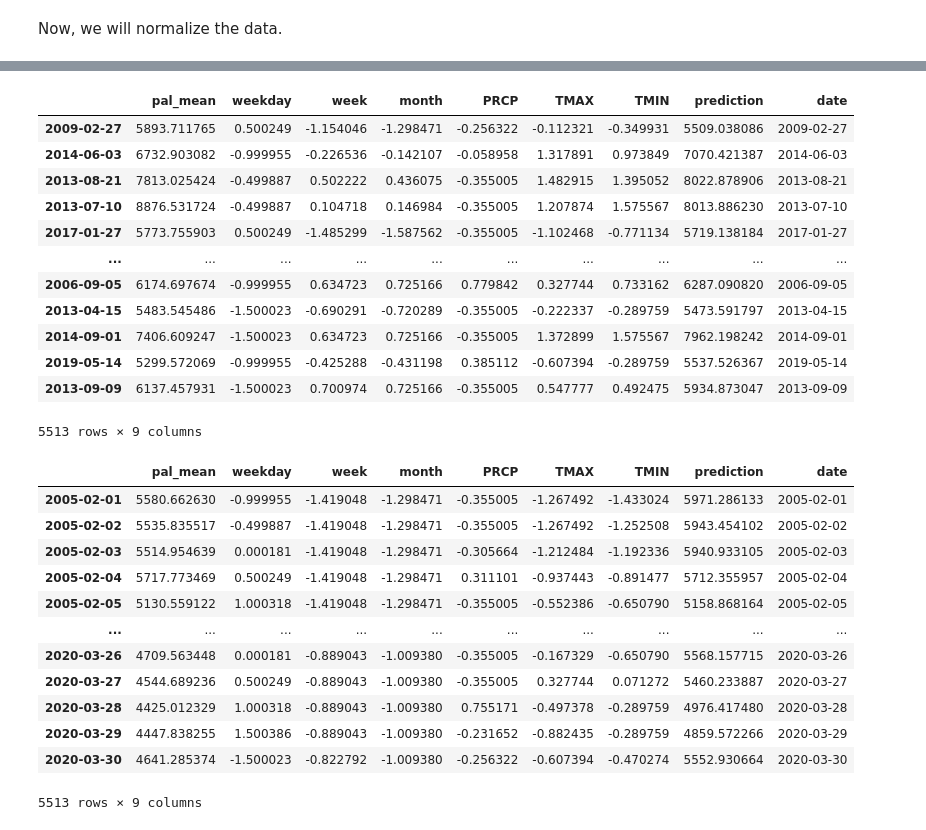
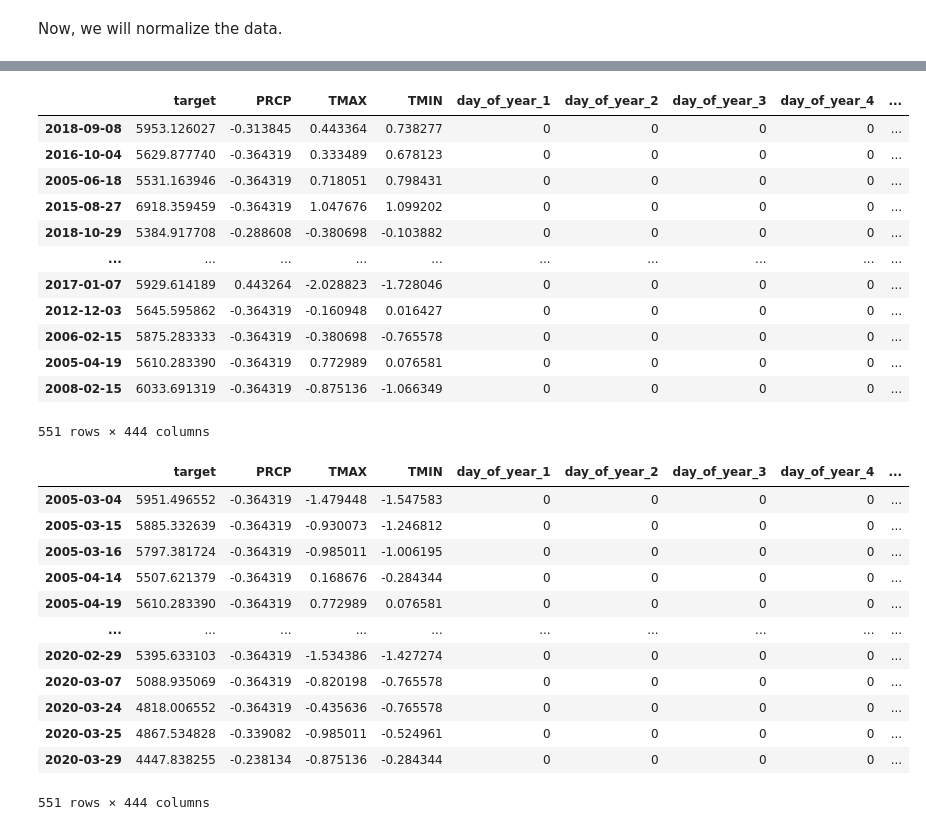
Before and after one commit to andrew-harding-gh/nexml-nyiso, a Jupyter notebook: notebooks/model.ipynb, the cells around one changed output, grey strips where cells are left out. Drawn from its saved outputs; the diff is of its cells as text; code cells hidden in the pictures.

Commit message:
Additional functionality for pre-processing function. Updated model notebook.

```diff
--- a/notebooks/model.ipynb
+++ b/notebooks/model.ipynb
@@ -62,0 +41,4 @@ train_df.head()
+# %%
+labels = train['target'].tolist()
+train.drop(columns=['target'], inplace=True)
+train.head()
@@ -63,7 +53,7 @@ train_df.head()
 # %%
-main_input = Input(shape=(train_df.shape[1],), name='main_input')
+main_input = Input(shape=(train.shape[1],), name='main_input')
 
-x = Dense(64, activation='relu')(main_input)
+x = Dense(128, activation='relu')(main_input)
 x = Dropout(.25)(x)
 x = Dense(64, activation='relu')(x)
 
@@ -94,7 +84,7 @@ _________________________________________________________________
 model.compile(optimizer='rmsprop',
               loss='mse',
               metrics=['mae'])
-history = model.fit([train_df], labels,
+history = model.fit([train], labels,
                     epochs=50,
                     batch_size=32,
                     validation_split=0.2,
@@ -139,45 +128,44 @@ show(loss_plot)
 # %%
-predictions = model.predict(merged.copy().drop(columns=['pal_mean']))
-results = merged.copy()
+predictions = model.predict(test.copy().drop(columns=['target']))
+results = test.copy()
 results['prediction'] = predictions
-results['pal_mean'] *= std.pal_mean
-results['pal_mean'] += mean.pal_mean
-results['prediction'] *= std.pal_mean
-results['prediction'] += mean.pal_mean
+results['target'] *= std.target
+results['target'] += mean.target
+results['prediction'] *= std.target
+results['prediction'] += mean.target
 results['date'] = results.index
 results
 # %% [output]
-|  | pal_mean | weekday | week | month | PRCP | TMAX | TMIN | prediction | date |
-| 2009-02-27 | 5893.711765 | 0.500249 | -1.154046 | -1.298471 | -0.256322 | -0.112321 | -0.349931 | 5509.038086 | 2009-02-27 |
-| 2014-06-03 | 6732.903082 | -0.999955 | -0.226536 | -0.142107 | -0.058958 | 1.317891 | 0.973849 | 7070.421387 | 2014-06-03 |
-| 2013-08-21 | 7813.025424 | -0.499887 | 0.502222 | 0.436075 | -0.355005 | 1.482915 | 1.395052 | 8022.878906 | 2013-08-21 |
-| 2013-07-10 | 8876.531724 | -0.499887 | 0.104718 | 0.146984 | -0.355005 | 1.207874 | 1.575567 | 8013.886230 | 2013-07-10 |
-| 2017-01-27 | 5773.755903 | 0.500249 | -1.485299 | -1.587562 | -0.355005 | -1.102468 | -0.771134 | 5719.138184 | 2017-01-27 |
+|  | target | PRCP | TMAX | TMIN | day_of_year_1 | day_of_year_2 | day_of_year_3 | day_of_year_4 | ... |
+| 2018-09-08 | 5953.126027 | -0.313845 | 0.443364 | 0.738277 | 0 | 0 | 0 | 0 | ... |
+| 2016-10-04 | 5629.877740 | -0.364319 | 0.333489 | 0.678123 | 0 | 0 | 0 | 0 | ... |
+| 2005-06-18 | 5531.163946 | -0.364319 | 0.718051 | 0.798431 | 0 | 0 | 0 | 0 | ... |
+| 2015-08-27 | 6918.359459 | -0.364319 | 1.047676 | 1.099202 | 0 | 0 | 0 | 0 | ... |
+| 2018-10-29 | 5384.917708 | -0.288608 | -0.380698 | -0.103882 | 0 | 0 | 0 | 0 | ... |
 | ... | ... | ... | ... | ... | ... | ... | ... | ... | ... |
-| 2006-09-05 | 6174.697674 | -0.999955 | 0.634723 | 0.725166 | 0.779842 | 0.327744 | 0.733162 | 6287.090820 | 2006-09-05 |
-| 2013-04-15 | 5483.545486 | -1.500023 | -0.690291 | -0.720289 | -0.355005 | -0.222337 | -0.289759 | 5473.591797 | 2013-04-15 |
-| 2014-09-01 | 7406.609247 | -1.500023 | 0.634723 | 0.725166 | -0.355005 | 1.372899 | 1.575567 | 7962.198242 | 2014-09-01 |
-| 2019-05-14 | 5299.572069 | -0.999955 | -0.425288 | -0.431198 | 0.385112 | -0.607394 | -0.289759 | 5537.526367 | 2019-05-14 |
-| 2013-09-09 | 6137.457931 | -1.500023 | 0.700974 | 0.725166 | -0.355005 | 0.547777 | 0.492475 | 5934.873047 | 2013-09-09 |
+| 2017-01-07 | 5929.614189 | 0.443264 | -2.028823 | -1.728046 | 0 | 0 | 0 | 0 | ... |
+| 2012-12-03 | 5645.595862 | -0.364319 | -0.160948 | 0.016427 | 0 | 0 | 0 | 0 | ... |
+| 2006-02-15 | 5875.283333 | -0.364319 | -0.380698 | -0.765578 | 0 | 0 | 0 | 0 | ... |
+| 2005-04-19 | 5610.283390 | -0.364319 | 0.772989 | 0.076581 | 0 | 0 | 0 | 0 | ... |
+| 2008-02-15 | 6033.691319 | -0.364319 | -0.875136 | -1.066349 | 0 | 0 | 0 | 0 | ... |
-5513 rows × 9 columns
+551 rows × 444 columns
 # %%
 results = results.sort_index()
-# results = results[-100:]
 results
 # %% [output]
-|  | pal_mean | weekday | week | month | PRCP | TMAX | TMIN | prediction | date |
-| 2005-02-01 | 5580.662630 | -0.999955 | -1.419048 | -1.298471 | -0.355005 | -1.267492 | -1.433024 | 5971.286133 | 2005-02-01 |
-| 2005-02-02 | 5535.835517 | -0.499887 | -1.419048 | -1.298471 | -0.355005 | -1.267492 | -1.252508 | 5943.454102 | 2005-02-02 |
-| 2005-02-03 | 5514.954639 | 0.000181 | -1.419048 | -1.298471 | -0.305664 | -1.212484 | -1.192336 | 5940.933105 | 2005-02-03 |
-| 2005-02-04 | 5717.773469 | 0.500249 | -1.419048 | -1.298471 | 0.311101 | -0.937443 | -0.891477 | 5712.355957 | 2005-02-04 |
-| 2005-02-05 | 5130.559122 | 1.000318 | -1.419048 | -1.298471 | -0.355005 | -0.552386 | -0.650790 | 5158.868164 | 2005-02-05 |
+|  | target | PRCP | TMAX | TMIN | day_of_year_1 | day_of_year_2 | day_of_year_3 | day_of_year_4 | ... |
+| 2005-03-04 | 5951.496552 | -0.364319 | -1.479448 | -1.547583 | 0 | 0 | 0 | 0 | ... |
+| 2005-03-15 | 5885.332639 | -0.364319 | -0.930073 | -1.246812 | 0 | 0 | 0 | 0 | ... |
+| 2005-03-16 | 5797.381724 | -0.364319 | -0.985011 | -1.006195 | 0 | 0 | 0 | 0 | ... |
+| 2005-04-14 | 5507.621379 | -0.364319 | 0.168676 | -0.284344 | 0 | 0 | 0 | 0 | ... |
+| 2005-04-19 | 5610.283390 | -0.364319 | 0.772989 | 0.076581 | 0 | 0 | 0 | 0 | ... |
 | ... | ... | ... | ... | ... | ... | ... | ... | ... | ... |
-| 2020-03-26 | 4709.563448 | 0.000181 | -0.889043 | -1.009380 | -0.355005 | -0.167329 | -0.650790 | 5568.157715 | 2020-03-26 |
-| 2020-03-27 | 4544.689236 | 0.500249 | -0.889043 | -1.009380 | -0.355005 | 0.327744 | 0.071272 | 5460.233887 | 2020-03-27 |
-| 2020-03-28 | 4425.012329 | 1.000318 | -0.889043 | -1.009380 | 0.755171 | -0.497378 | -0.289759 | 4976.417480 | 2020-03-28 |
-| 2020-03-29 | 4447.838255 | 1.500386 | -0.889043 | -1.009380 | -0.231652 | -0.882435 | -0.289759 | 4859.572266 | 2020-03-29 |
-| 2020-03-30 | 4641.285374 | -1.500023 | -0.822792 | -1.009380 | -0.256322 | -0.607394 | -0.470274 | 5552.930664 | 2020-03-30 |
+| 2020-02-29 | 5395.633103 | -0.364319 | -1.534386 | -1.427274 | 0 | 0 | 0 | 0 | ... |
+| 2020-03-07 | 5088.935069 | -0.364319 | -0.820198 | -0.765578 | 0 | 0 | 0 | 0 | ... |
+| 2020-03-24 | 4818.006552 | -0.364319 | -0.435636 | -0.765578 | 0 | 0 | 0 | 0 | ... |
+| 2020-03-25 | 4867.534828 | -0.339082 | -0.985011 | -0.524961 | 0 | 0 | 0 | 0 | ... |
+| 2020-03-29 | 4447.838255 | -0.238134 | -0.875136 | -0.284344 | 0 | 0 | 0 | 0 | ... |
-5513 rows × 9 columns
+551 rows × 444 columns
 # %%
 # results = ColumnDataSource(results)
 pred_plot = figure(plot_width=1200, plot_height=600, x_axis_label='Date', y_axis_label='Usage')
```
Also changed, not shown: parts of 12 cells of this notebook, 1 other file.
